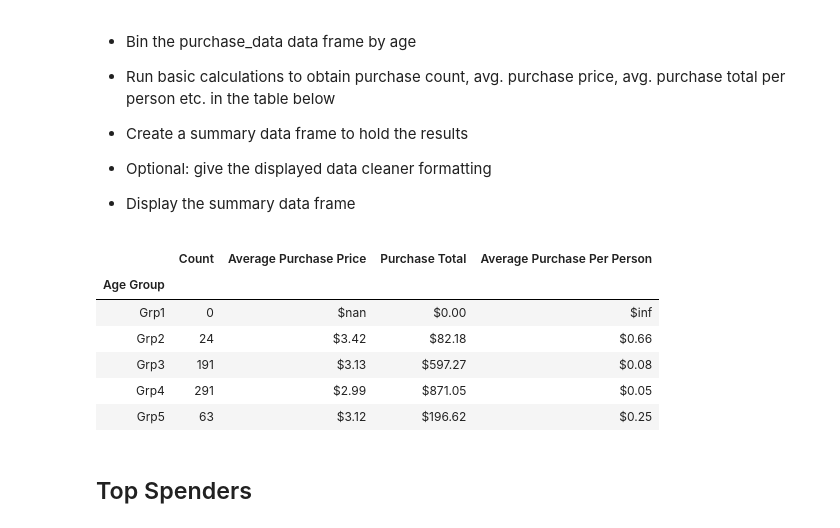
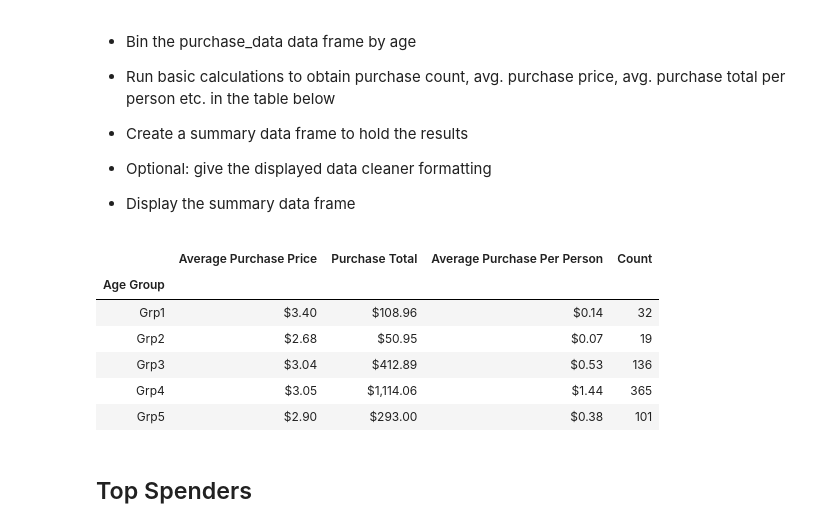
Before and after one commit to narayanan-nithya/HeroesOfPyMoli, a Jupyter notebook: PyMoli_Completed.ipynb, the cells around one changed output. Saved outputs shown, nothing was run; the diff lists cells and outputs as text; code cells hidden in the pictures.

```diff
--- a/PyMoli_Completed.ipynb
+++ b/PyMoli_Completed.ipynb
@@ -86,9 +86,11 @@ summary_df.head()
 
 * Percentage and Count of Other / Non-Disclosed
 # %%
-purchase_data.drop_duplicates(subset="SN",keep='first', inplace=True)
+gender_demo = purchase_data.copy()
 
-players_count = purchase_data["Gender"].value_counts()
+gender_demo.drop_duplicates(subset="SN",keep='first', inplace=True)
+
+players_count = gender_demo["Gender"].value_counts()
 players_demo_df = pd.DataFrame(players_count)
 
 players_demo_df = players_demo_df.rename(columns={"Gender":"Count"})
@@ -165,8 +170,8 @@ gender_purchase_analysis.head()
 # %%
 purchase_data.describe()
 
-bins = [0,5,10,20,30,40,50]
-age_group_names =["Grp1","Grp2","Grp3","Grp4","Grp5","Grp6"]
+bins = [0,10,14,19,24, 29,34,39,40]
+age_group_names =["Grp1","Grp2","Grp3","Grp4","Grp5","Grp6","Grp7","Grp8"]
 
 purchase_data["Age Group"] = pd.cut(purchase_data["Age"],bins, labels=age_group_names, include_lowest=True)
 
@@ -210,32 +215,32 @@ age_group_analysis.head()
 # %%
 agegrouped_purchase_data = purchase_data.groupby(["Age Group"])
 
 agegrouped_purchase_count = agegrouped_purchase_data["Purchase ID"].count()
 
-agegrouped_purchase_analysis = pd.DataFrame(agegrouped_purchase_count)
+agegrouped_purchase_avg = agegrouped_purchase_data["Price"].mean()
+agegrouped_purchase_total = agegrouped_purchase_data["Price"].sum()
 
-agegrouped_purchase_analysis = agegrouped_purchase_analysis.rename(columns={"Purchase ID":"Count"})
+agegrouped_purchase_avgpp = agegrouped_purchase_total/group_total_count
 
-agegrouped_purchase_analysis["Average Purchase Price"]=agegrouped_purchase_data["Price"].mean()
-agegrouped_purchase_analysis["Purchase Total"]=agegrouped_purchase_data["Price"].sum()
-
-agegrouped_average_purchase_total = agegrouped_purchase_analysis["Average Purchase Price"].sum()
-
-agegrouped_purchase_analysis["Average Purchase Per Person"] =round((agegrouped_average_purchase_total)/(agegrouped_purchase_count),2)
+agegrouped_purchase_analysis = pd.DataFrame({"Average Purchase Price":(agegrouped_purchase_avg),
+                                            "Purchase Total":(agegrouped_purchase_total),
+                                            "Average Purchase Per Person":(agegrouped_purchase_avgpp),
+                                            "Count":(agegrouped_purchase_count)})
 
 agegrouped_purchase_analysis["Average Purchase Price"] = agegrouped_purchase_analysis["Average Purchase Price"].map("${:,.2f}".format)
 agegrouped_purchase_analysis["Purchase Total"] = agegrouped_purchase_analysis["Purchase Total"].map("${:,.2f}".format)
 
 agegrouped_purchase_analysis["Average Purchase Per Person"]= agegrouped_purchase_analysis["Average Purchase Per Person"].map("${:,.2f}".format)
+
 agegrouped_purchase_analysis.head()
 # %% [output]
-|  | Count | Average Purchase Price | Purchase Total | Average Purchase Per Person |
+|  | Average Purchase Price | Purchase Total | Average Purchase Per Person | Count |
 | Age Group |  |  |  |  |
-| Grp1 | 0 | $nan | $0.00 | $inf |
-| Grp2 | 24 | $3.42 | $82.18 | $0.66 |
-| Grp3 | 191 | $3.13 | $597.27 | $0.08 |
-| Grp4 | 291 | $2.99 | $871.05 | $0.05 |
-| Grp5 | 63 | $3.12 | $196.62 | $0.25 |
+| Grp1 | $3.40 | $108.96 | $0.14 | 32 |
+| Grp2 | $2.68 | $50.95 | $0.07 | 19 |
+| Grp3 | $3.04 | $412.89 | $0.53 | 136 |
+| Grp4 | $3.05 | $1,114.06 | $1.44 | 365 |
+| Grp5 | $2.90 | $293.00 | $0.38 | 101 |
 # %% [markdown]
 ## Top Spenders
 # %% [markdown]
```
Also changed, not shown: parts of 5 cells of this notebook.
